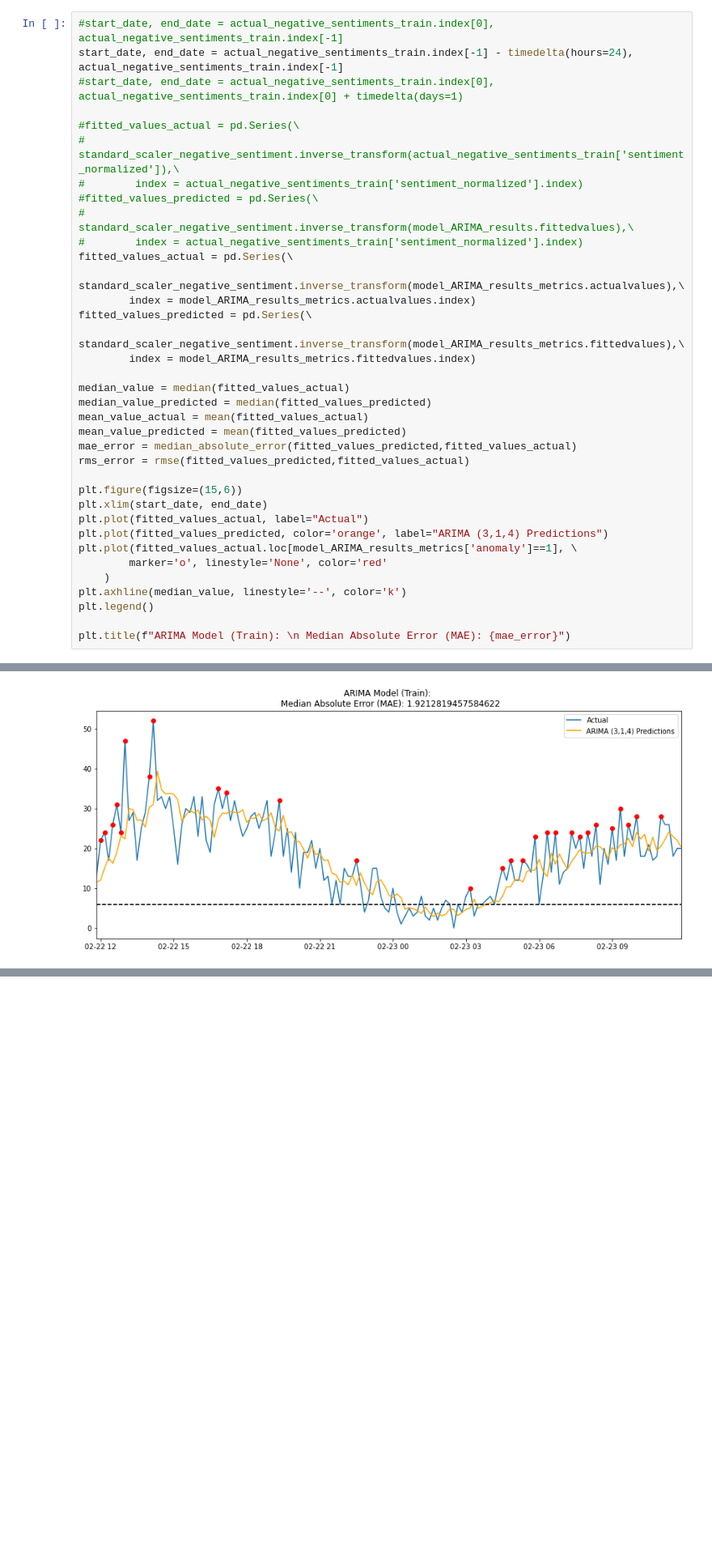
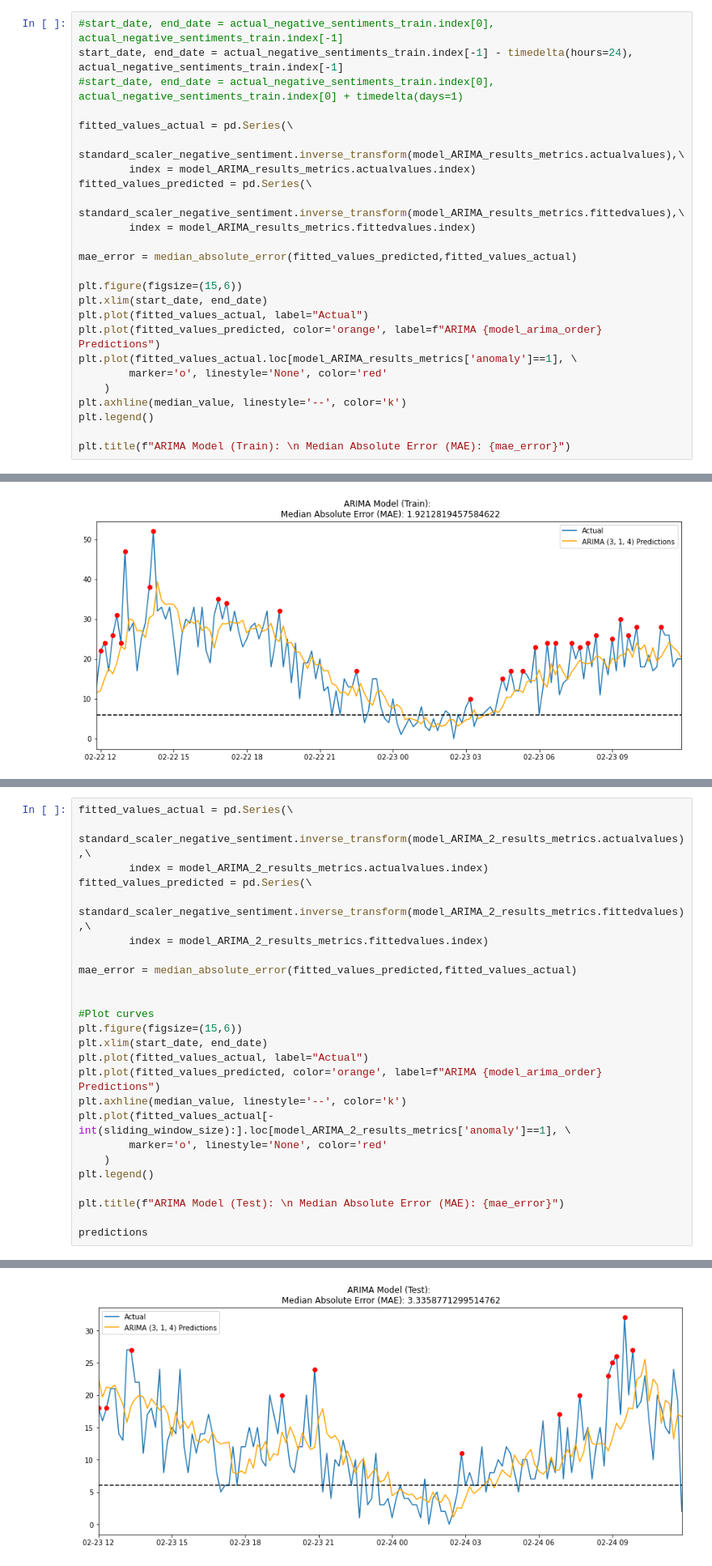
Before and after one commit to agapebondservant/tanzu-realtime-anomaly-detetction, a Jupyter notebook: jupyter/Airline Analytics.ipynb, the cells around one changed output, grey strips where cells are left out. Shown at 81% size. Drawn from its saved outputs; the diff is of its cells as text; blank space fills up the shorter version.

```diff
--- a/jupyter/Airline Analytics.ipynb
+++ b/jupyter/Airline Analytics.ipynb
@@ -282,12 +297,6 @@ Name: anomaly, dtype: int64
 start_date, end_date = actual_negative_sentiments_train.index[-1] - timedelta(hours=24), actual_negative_sentiments_train.index[-1]
 #start_date, end_date = actual_negative_sentiments_train.index[0], actual_negative_sentiments_train.index[0] + timedelta(days=1)
 
-#fitted_values_actual = pd.Series(\
-#        standard_scaler_negative_sentiment.inverse_transform(actual_negative_sentiments_train['sentiment_normalized']),\
-#        index = actual_negative_sentiments_train['sentiment_normalized'].index)
-#fitted_values_predicted = pd.Series(\
-#        standard_scaler_negative_sentiment.inverse_transform(model_ARIMA_results.fittedvalues),\
-#        index = actual_negative_sentiments_train['sentiment_normalized'].index)
 fitted_values_actual = pd.Series(\
         standard_scaler_negative_sentiment.inverse_transform(model_ARIMA_results_metrics.actualvalues),\
         index = model_ARIMA_results_metrics.actualvalues.index)
@@ -295,17 +304,12 @@ fitted_values_predicted = pd.Series(\
         standard_scaler_negative_sentiment.inverse_transform(model_ARIMA_results_metrics.fittedvalues),\
         index = model_ARIMA_results_metrics.fittedvalues.index)
 
-median_value = median(fitted_values_actual)
-median_value_predicted = median(fitted_values_predicted)
-mean_value_actual = mean(fitted_values_actual)
-mean_value_predicted = mean(fitted_values_predicted)
 mae_error = median_absolute_error(fitted_values_predicted,fitted_values_actual)
-rms_error = rmse(fitted_values_predicted,fitted_values_actual)
 
 plt.figure(figsize=(15,6))
 plt.xlim(start_date, end_date)
 plt.plot(fitted_values_actual, label="Actual")
-plt.plot(fitted_values_predicted, color='orange', label="ARIMA (3,1,4) Predictions")
+plt.plot(fitted_values_predicted, color='orange', label=f"ARIMA {model_arima_order} Predictions")
 plt.plot(fitted_values_actual.loc[model_ARIMA_results_metrics['anomaly']==1], \
         marker='o', linestyle='None', color='red'
     )
@@ -442,0 +437,26 @@ actual_negative_sentiments['sentiment'].rolling(144).mean().plot()
+# %%
+fitted_values_actual = pd.Series(\
+        standard_scaler_negative_sentiment.inverse_transform(model_ARIMA_2_results_metrics.actualvalues),\
+        index = model_ARIMA_2_results_metrics.actualvalues.index)
+fitted_values_predicted = pd.Series(\
+        standard_scaler_negative_sentiment.inverse_transform(model_ARIMA_2_results_metrics.fittedvalues),\
+        index = model_ARIMA_2_results_metrics.fittedvalues.index)
+
+mae_error = median_absolute_error(fitted_values_predicted,fitted_values_actual)
+
+
+#Plot curves
+plt.figure(figsize=(15,6))
+plt.xlim(start_date, end_date)
+plt.plot(fitted_values_actual, label="Actual")
+plt.plot(fitted_values_predicted, color='orange', label=f"ARIMA {model_arima_order} Predictions")
+plt.axhline(median_value, linestyle='--', color='k')
+plt.plot(fitted_values_actual[-int(sliding_window_size):].loc[model_ARIMA_2_results_metrics['anomaly']==1], \
+        marker='o', linestyle='None', color='red'
+    )
+plt.legend()
+
+plt.title(f"ARIMA Model (Test): \n Median Absolute Error (MAE): {mae_error}")
+
+predictions
+# %% [output]
@@ -442,0 +475 @@ actual_negative_sentiments['sentiment'].rolling(144).mean().plot()
+[figure, added]
```
Also changed, not shown: parts of 27 cells of this notebook, 20 other files.
